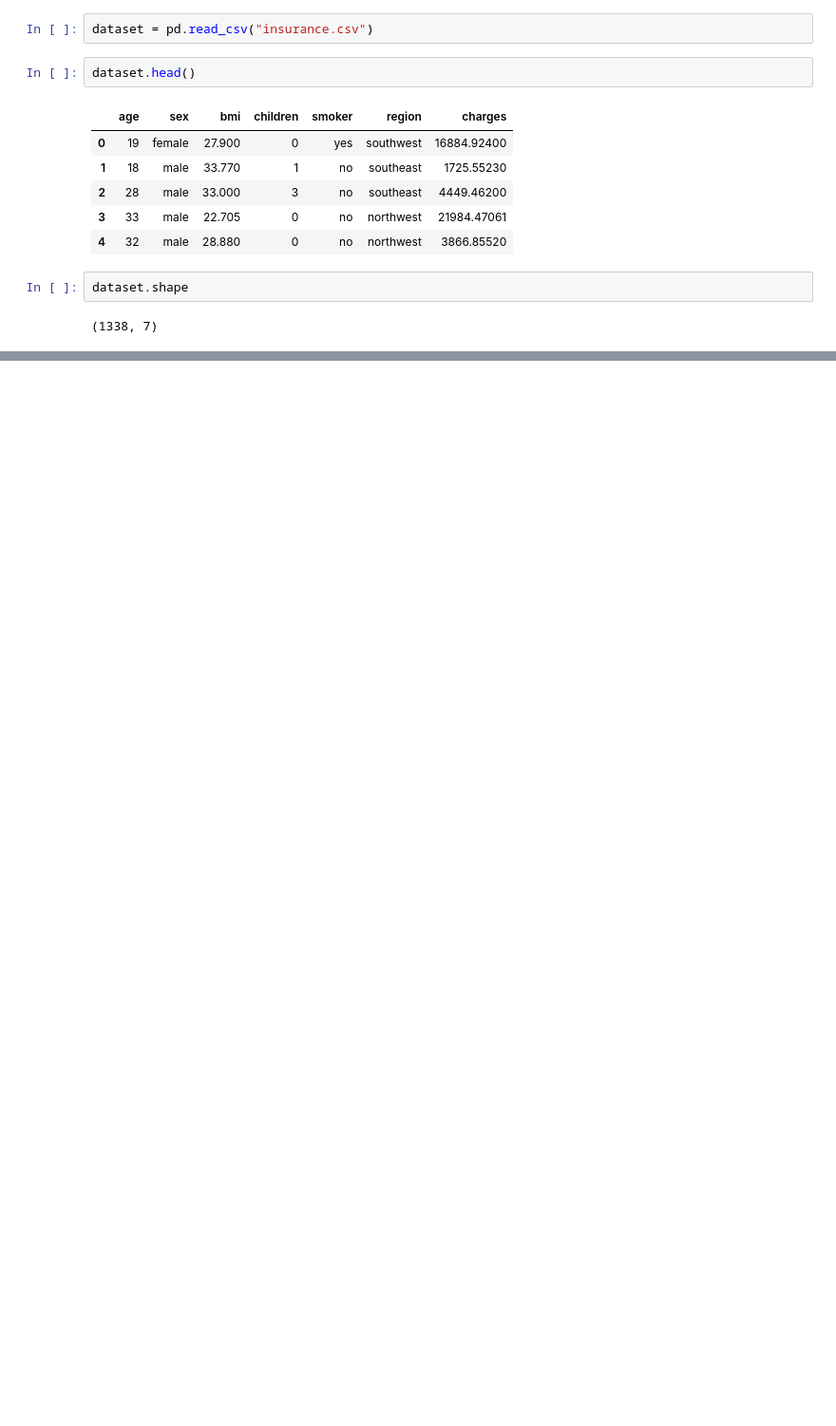
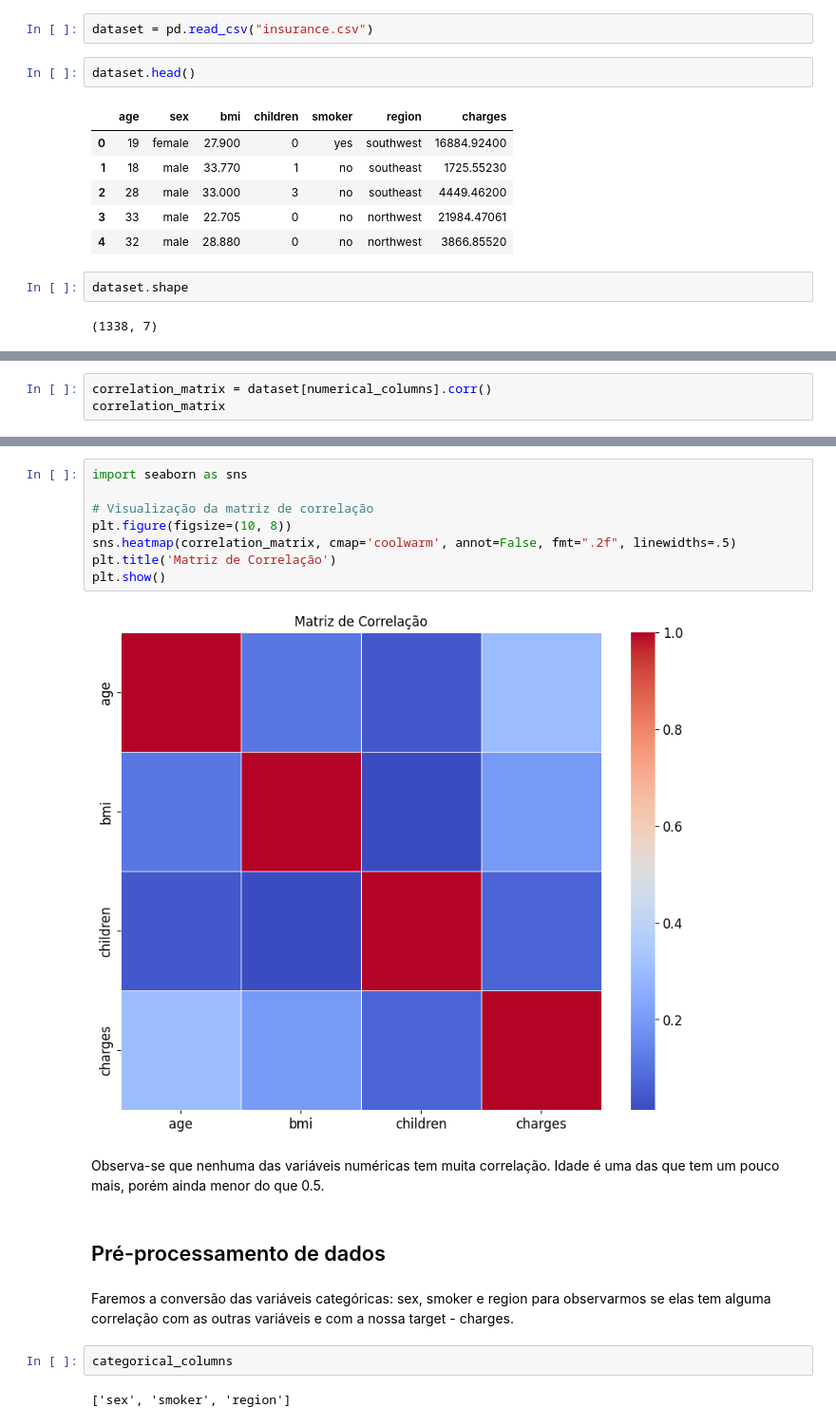
Before and after one commit to biancaalvesb/FIAP_POS_IA_ML, a Jupyter notebook: regressao_tech_challenge_1.ipynb, the cells around one changed output, grey strips where cells are left out. Shown at 95% size. Saved outputs shown, nothing was run; the diff lists cells and outputs as text; blank space fills up the shorter version.

Commit message:
pre processamento de dados

```diff
--- a/regressao_tech_challenge_1.ipynb
+++ b/regressao_tech_challenge_1.ipynb
@@ -45,0 +150,3 @@ dataset.info
+# %%
+correlation_matrix = dataset[numerical_columns].corr()
+correlation_matrix
@@ -45,0 +159,20 @@ dataset.info
+# %%
+import seaborn as sns
+
+# Visualização da matriz de correlação
+plt.figure(figsize=(10, 8))
+sns.heatmap(correlation_matrix, cmap='coolwarm', annot=False, fmt=".2f", linewidths=.5)
+plt.title('Matriz de Correlação')
+plt.show()
+# %% [output]
+[figure, added]
+# %% [markdown]
+Observa-se que nenhuma das variáveis numéricas tem muita correlação. Idade é uma das que tem um pouco mais, porém ainda menor do que 0.5.
+# %% [markdown]
+## Pré-processamento de dados
+# %% [markdown]
+Faremos a conversão das variáveis categóricas: sex, smoker e region para observarmos se elas tem alguma correlação com as outras variáveis e com a nossa target - charges.
+# %%
+categorical_columns
+# %% [output]
+['sex', 'smoker', 'region']
```
Also changed, not shown: parts of 27 cells of this notebook, 1 other file.
